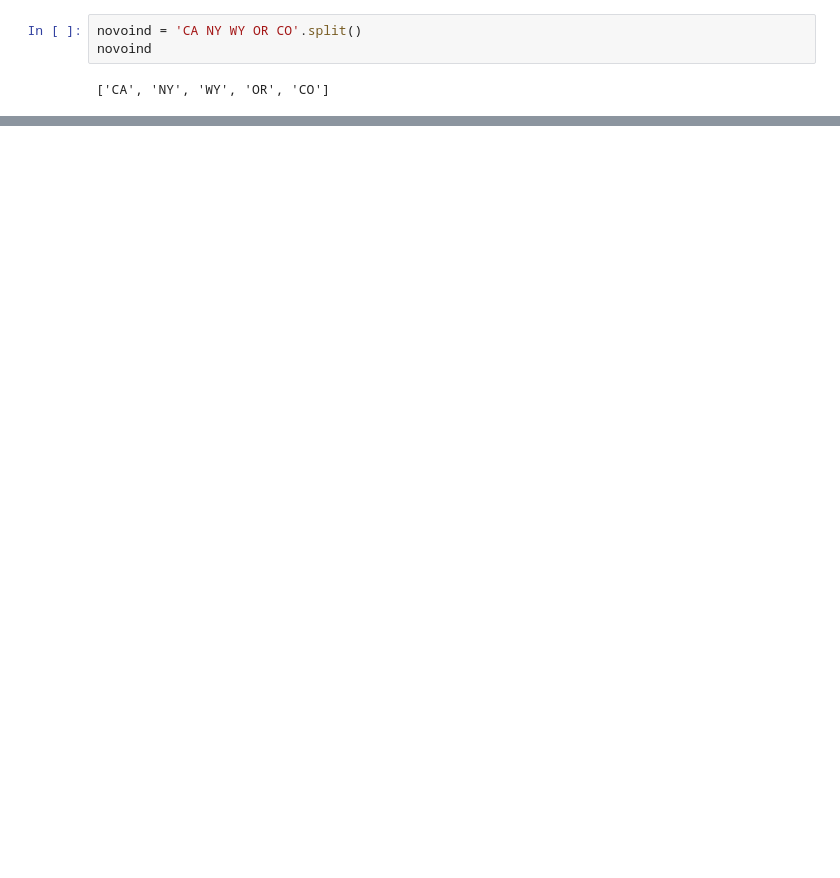
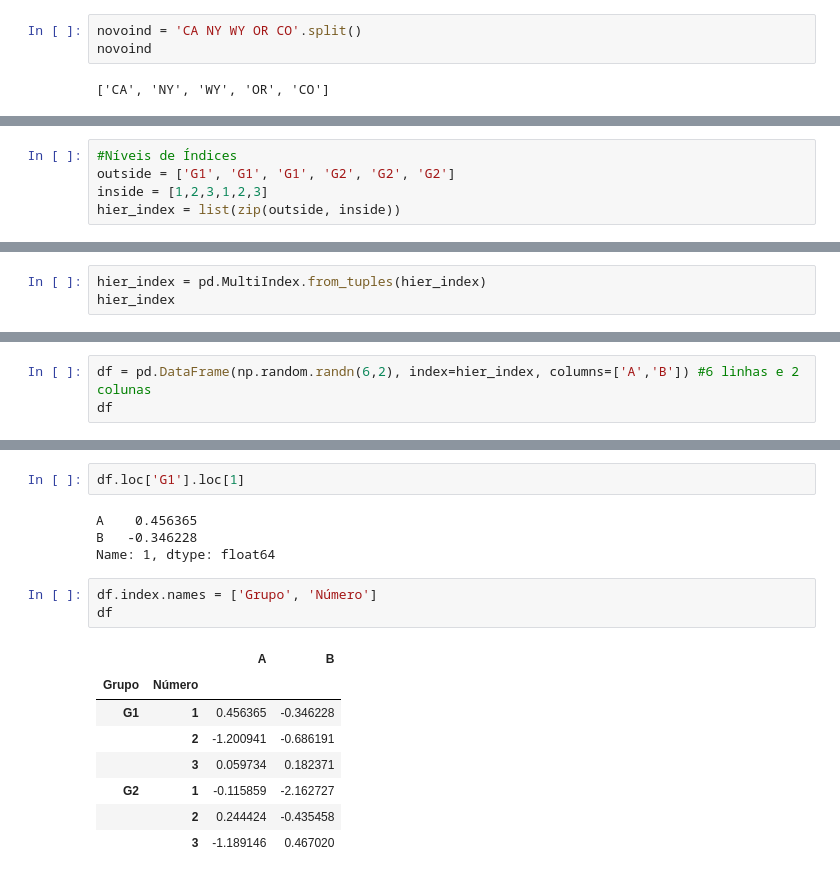
Before and after one commit to leandroclv/trilha_asimov_datascience_machinelearning, a Jupyter notebook: pandas_and_SQL/introd.ipynb, the cells around one changed output, grey strips where cells are left out. Drawn from its saved outputs; the diff is of its cells as text; blank space fills up the shorter version.

```diff
--- a/pandas_and_SQL/introd.ipynb
+++ b/pandas_and_SQL/introd.ipynb
@@ -369,0 +368,5 @@ df
+# %%
+#Níveis de Índices
+outside = ['G1', 'G1', 'G1', 'G2', 'G2', 'G2']
+inside = [1,2,3,1,2,3]
+hier_index = list(zip(outside, inside))
@@ -369,0 +377,3 @@ df
+# %%
+hier_index = pd.MultiIndex.from_tuples(hier_index)
+hier_index
@@ -369,0 +388,3 @@ df
+# %%
+df = pd.DataFrame(np.random.randn(6,2), index=hier_index, columns=['A','B']) #6 linhas e 2 colunas
+df
@@ -369,0 +406,18 @@ df
+# %%
+df.loc['G1'].loc[1]
+# %% [output]
+A    0.456365
+B   -0.346228
+Name: 1, dtype: float64
+# %%
+df.index.names = ['Grupo', 'Número']
+df
+# %% [output]
+|  |  | A | B |
+| Grupo | Número |  |  |
+| G1 | 1 | 0.456365 | -0.346228 |
+|  | 2 | -1.200941 | -0.686191 |
+|  | 3 | 0.059734 | 0.182371 |
+| G2 | 1 | -0.115859 | -2.162727 |
+|  | 2 | 0.244424 | -0.435458 |
+|  | 3 | -1.189146 | 0.467020 |
```
Also changed, not shown: parts of 55 cells of this notebook.
